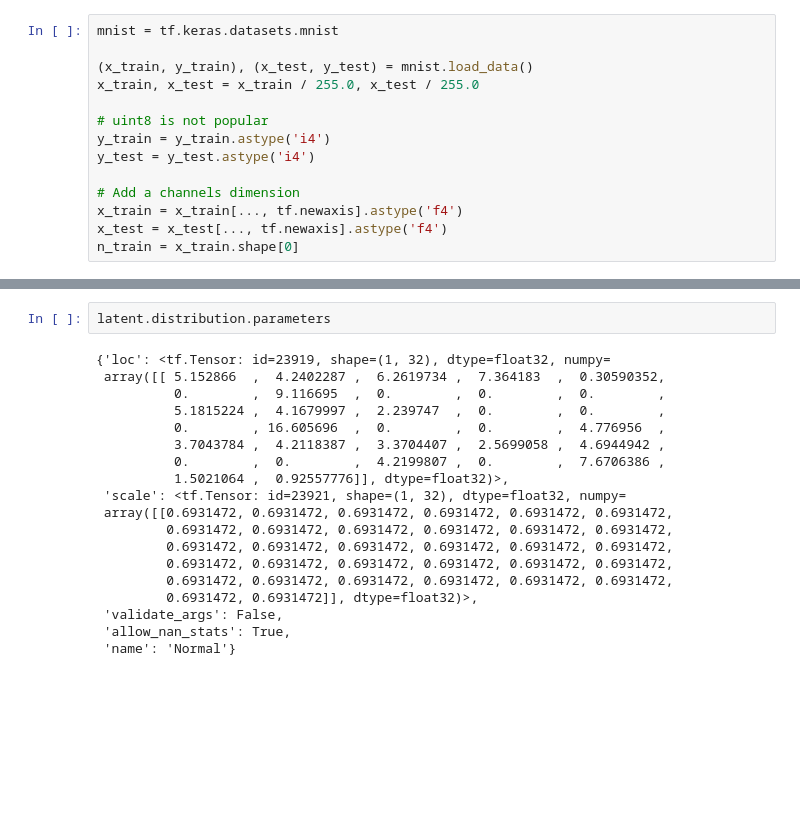
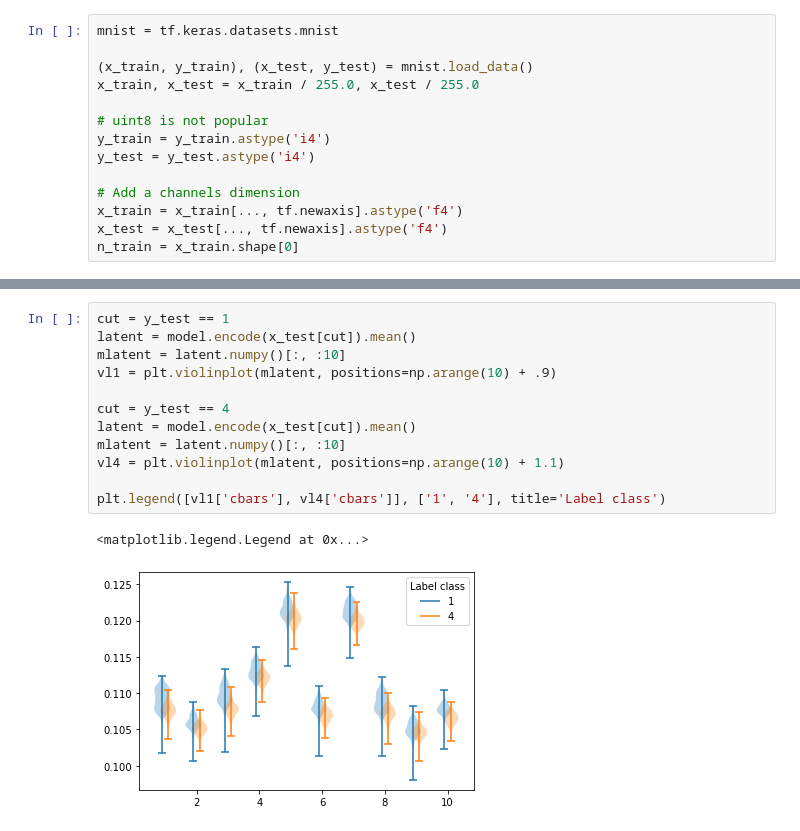
Before and after one commit to nsmith-/UQforWmass, a Jupyter notebook: tfp/vae_mnist.ipynb, the cells around one changed output, grey strips where cells are left out. Cells and saved outputs as stored; diff of their text form; blank space fills up the shorter version.

```diff
--- a/tfp/vae_mnist.ipynb
+++ b/tfp/vae_mnist.ipynb
@@ -136,21 +205,15 @@ for ax in axes.flatten()[1:]:
-# %%
-latent.distribution.parameters
-# %% [output]
-{'loc': <tf.Tensor: id=23919, shape=(1, 32), dtype=float32, numpy=
- array([[ 5.152866  ,  4.2402287 ,  6.2619734 ,  7.364183  ,  0.30590352,
-          0.        ,  9.116695  ,  0.        ,  0.        ,  0.        ,
-          5.1815224 ,  4.1679997 ,  2.239747  ,  0.        ,  0.        ,
-          0.        , 16.605696  ,  0.        ,  0.        ,  4.776956  ,
-          3.7043784 ,  4.2118387 ,  3.3704407 ,  2.5699058 ,  4.6944942 ,
-          0.        ,  0.        ,  4.2199807 ,  0.        ,  7.6706386 ,
-          1.5021064 ,  0.92557776]], dtype=float32)>,
- 'scale': <tf.Tensor: id=23921, shape=(1, 32), dtype=float32, numpy=
- array([[0.6931472, 0.6931472, 0.6931472, 0.6931472, 0.6931472, 0.6931472,
-         0.6931472, 0.6931472, 0.6931472, 0.6931472, 0.6931472, 0.6931472,
-         0.6931472, 0.6931472, 0.6931472, 0.6931472, 0.6931472, 0.6931472,
-         0.6931472, 0.6931472, 0.6931472, 0.6931472, 0.6931472, 0.6931472,
-         0.6931472, 0.6931472, 0.6931472, 0.6931472, 0.6931472, 0.6931472,
-         0.6931472, 0.6931472]], dtype=float32)>,
- 'validate_args': False,
- 'allow_nan_stats': True,
- 'name': 'Normal'}
+# %%
+cut = y_test == 1
+latent = model.encode(x_test[cut]).mean()
+mlatent = latent.numpy()[:, :10]
+vl1 = plt.violinplot(mlatent, positions=np.arange(10) + .9)
+
+cut = y_test == 4
+latent = model.encode(x_test[cut]).mean()
+mlatent = latent.numpy()[:, :10]
+vl4 = plt.violinplot(mlatent, positions=np.arange(10) + 1.1)
+
+plt.legend([vl1['cbars'], vl4['cbars']], ['1', '4'], title='Label class')
+# %% [output]
+<matplotlib.legend.Legend at 0x...>
+[figure, added]
```
Also changed, not shown: parts of 9 cells of this notebook.
